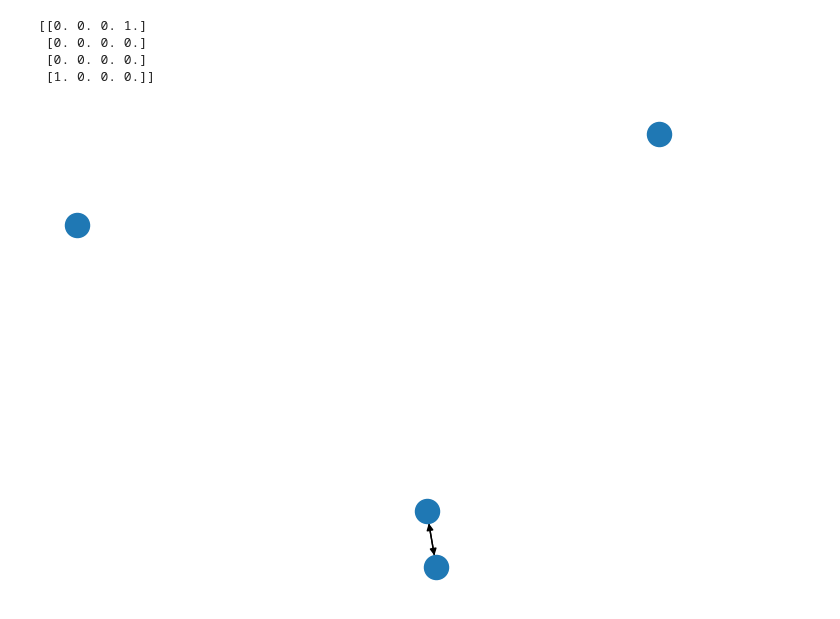
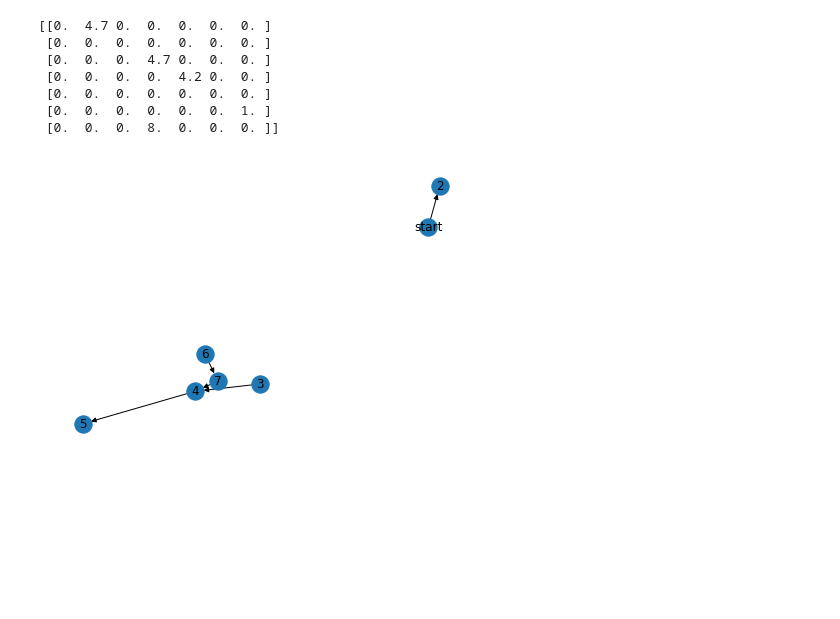
Before and after one commit to kuubi3d-udacity/cv_landmark, a Jupyter notebook: notes/netx.ipynb, the cells around one changed output. Saved outputs shown, nothing was run; the diff lists cells and outputs as text; code cells hidden in the pictures; blank space fills up the shorter version.

```diff
--- a/notes/netx.ipynb
+++ b/notes/netx.ipynb
@@ -1,18 +1,31 @@
 # %%
 import networkx as nx
 import numpy as np
 import matplotlib.pyplot as plt
 
 G=nx.DiGraph()
-G.add_node(1)
-G.add_nodes_from([2,3 ,4])
-G.add_edge(1, 4; 4, 1)
+#G=nx.DiGraph([(1, 2, {"color": "yellow"})])
+#G.add_node(1)
+#G.add_nodes_from([3 ,4, 5])
+#G.add_edge(3, 4, weight=20 )
+
+G.add_edge("start", 2, weight=4.7 )
+G.add_edges_from([(3, 4), (4, 5)], color='red')
+G.add_edges_from([(6, 7, {'color': 'blue'}), (7, 4, {'weight': 8})])
+G[3][4]['weight'] = 4.7
+G.edges[4, 5]['weight'] = 4.2
+
+
+#G.add_edge(1, 4)
 A=nx.to_numpy_matrix(G)
-nx.draw(G)
+nx.draw(G, with_labels=1)
 print(A)
 # %% [output]
-[[0. 0. 0. 1.]
- [0. 0. 0. 0.]
- [0. 0. 0. 0.]
- [1. 0. 0. 0.]]
+[[0.  4.7 0.  0.  0.  0.  0. ]
+ [0.  0.  0.  0.  0.  0.  0. ]
+ [0.  0.  0.  4.7 0.  0.  0. ]
+ [0.  0.  0.  0.  4.2 0.  0. ]
+ [0.  0.  0.  0.  0.  0.  0. ]
+ [0.  0.  0.  0.  0.  0.  1. ]
+ [0.  0.  0.  8.  0.  0.  0. ]]
-[figure, old version]
+[figure, new version]
```
Also changed, not shown: 1 other file.
